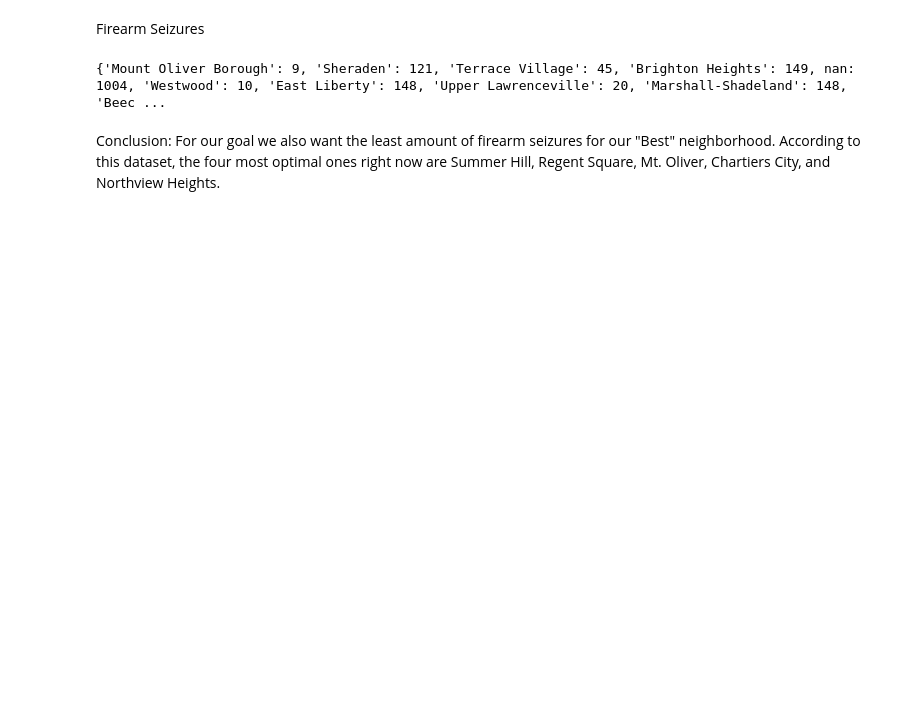
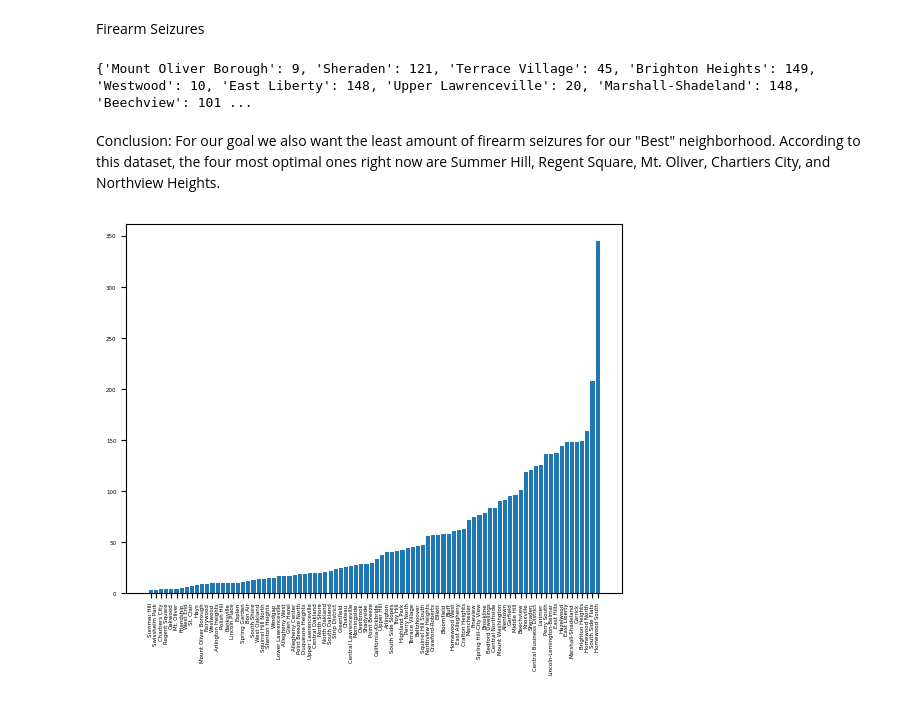
Before and after one commit to eansmith/BigIdeasFinalProject, a Jupyter notebook: FirearmSeizures.ipynb, the cells around one changed output. Saved outputs shown, nothing was run; the diff lists cells and outputs as text; code cells hidden in the pictures; blank space fills up the shorter version.

```diff
--- a/FirearmSeizures.ipynb
+++ b/FirearmSeizures.ipynb
@@ -13,7 +13,8 @@ nghFreq = {}
 for index, row in firearmSeizures.iterrows():
     ngh = row["neighborhood"]
     count = row["total_count"]
-
+    if pd.isnull(ngh):
+        continue
     if(ngh in nghFreq):
         nghFreq[ngh] += count
     else:
@@ -21,9 +22,21 @@ for index, row in firearmSeizures.iterrows():
 
 print(nghFreq)
 # %% [output]
-{'Mount Oliver Borough': 9, 'Sheraden': 121, 'Terrace Village': 45, 'Brighton Heights': 149, nan: 1004, 'Westwood': 10, 'East Liberty': 148, 'Upper Lawrenceville': 20, 'Marshall-Shadeland': 148, 'Beec ...
+{'Mount Oliver Borough': 9, 'Sheraden': 121, 'Terrace Village': 45, 'Brighton Heights': 149, 'Westwood': 10, 'East Liberty': 148, 'Upper Lawrenceville': 20, 'Marshall-Shadeland': 148, 'Beechview': 101 ...
 # %% [markdown]
 Conclusion: For our goal we also want the least amount of firearm seizures for our "Best" neighborhood. According to this dataset, the four most optimal ones right now are Summer Hill, Regent Square, Mt. Oliver, Chartiers City, and Northview Heights.
+# %%
+import matplotlib.pyplot as plt
+
+
+sortedData = dict(sorted(nghFreq.items(), key=lambda item: item[1]))
+plt.rcParams.update({'font.size': 4})
+
+plt.bar(*zip(*sortedData.items()))
+plt.xticks(rotation = 90)
+plt.show()
+# %% [output]
+[figure, added]
 # %%
 import json
 
```
Also changed, not shown: 3 other files.
